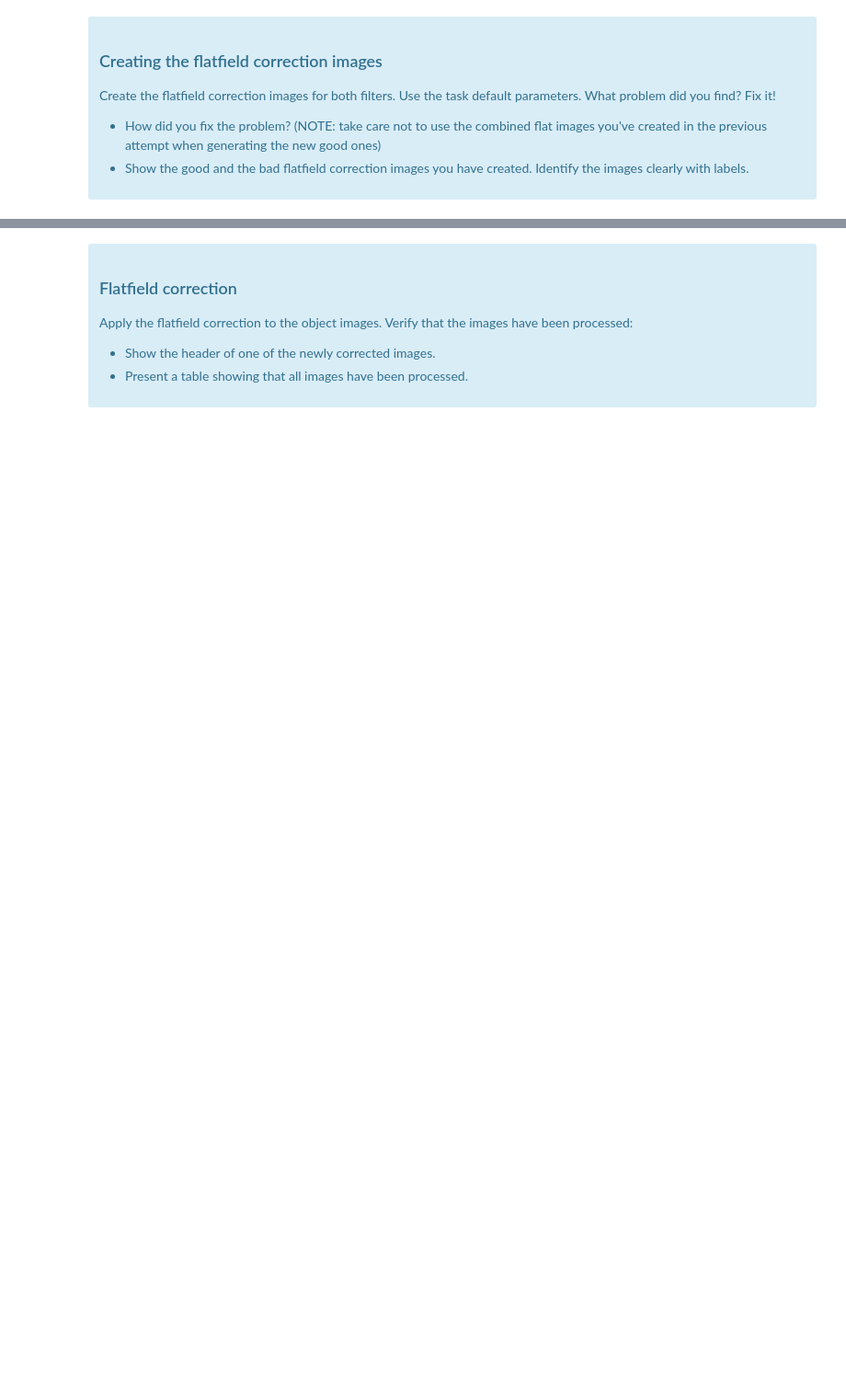
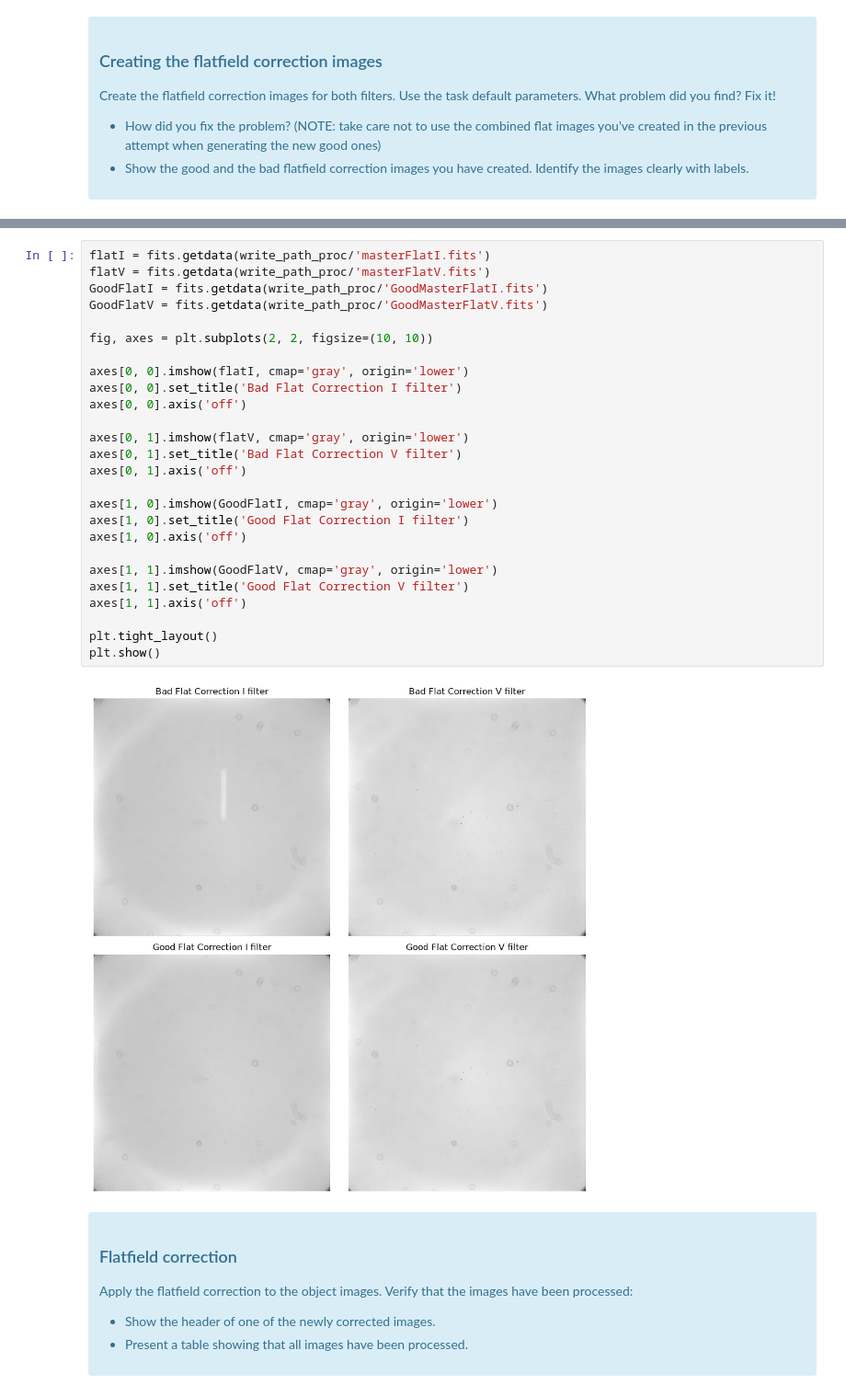
Before and after one commit to nuck11/ets, a Jupyter notebook: PL_CCD_ReportTemplate.ipynb, the cells around one changed output, grey strips where cells are left out. Shown at 92% size. Saved outputs shown, nothing was run; the diff lists cells and outputs as text; blank space fills up the shorter version.

```diff
--- a/PL_CCD_ReportTemplate.ipynb
+++ b/PL_CCD_ReportTemplate.ipynb
@@ -260,3 +645,31 @@ Create the flatfield correction images for both filters. Use the task default pa
+# %%
+flatI = fits.getdata(write_path_proc/'masterFlatI.fits')
+flatV = fits.getdata(write_path_proc/'masterFlatV.fits')
+GoodFlatI = fits.getdata(write_path_proc/'GoodMasterFlatI.fits')
+GoodFlatV = fits.getdata(write_path_proc/'GoodMasterFlatV.fits')
+
+fig, axes = plt.subplots(2, 2, figsize=(10, 10))
+
+axes[0, 0].imshow(flatI, cmap='gray', origin='lower')
+axes[0, 0].set_title('Bad Flat Correction I filter')
+axes[0, 0].axis('off')
+
+axes[0, 1].imshow(flatV, cmap='gray', origin='lower')
+axes[0, 1].set_title('Bad Flat Correction V filter')
+axes[0, 1].axis('off')
+
+axes[1, 0].imshow(GoodFlatI, cmap='gray', origin='lower')
+axes[1, 0].set_title('Good Flat Correction I filter')
+axes[1, 0].axis('off')
+
+axes[1, 1].imshow(GoodFlatV, cmap='gray', origin='lower')
+axes[1, 1].set_title('Good Flat Correction V filter')
+axes[1, 1].axis('off')
+
+plt.tight_layout()
+plt.show()
+# %% [output]
+[figure, added]
 # %% [markdown]
 <div class="alert alert-block alert-info">
 
```
Also changed, not shown: parts of 39 cells of this notebook, 2 other files.
